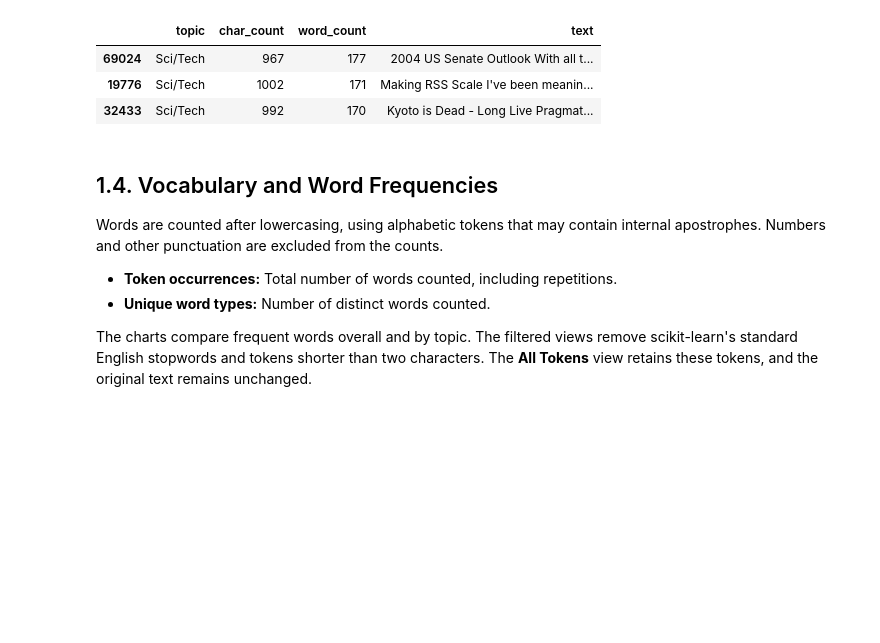
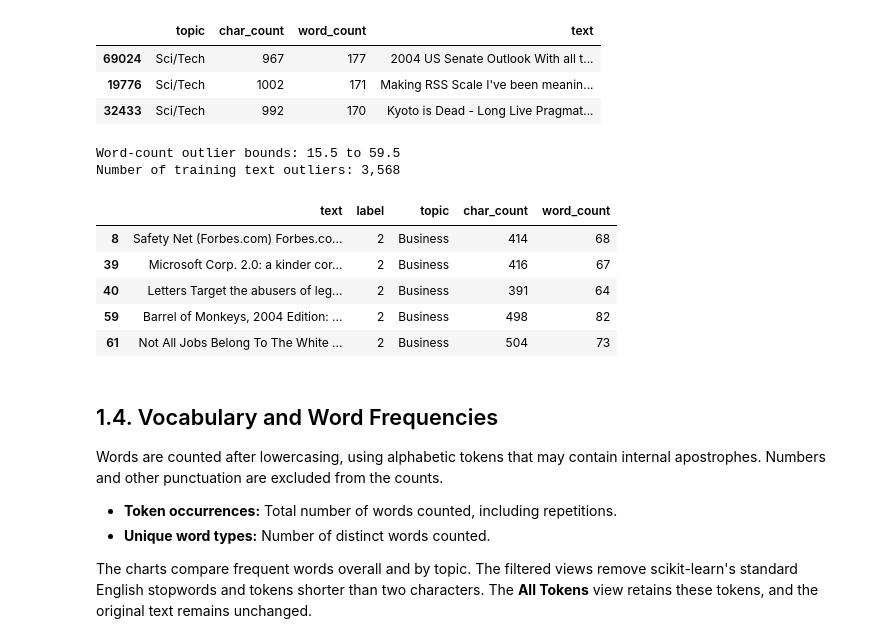
Before and after one commit to fufu3105/machine-learning-assignment, a Jupyter notebook: assignment.ipynb, the cells around one changed output. Cells and saved outputs as stored; diff of their text form; code cells hidden in the pictures; blank space fills up the shorter version.

```diff
--- a/assignment.ipynb
+++ b/assignment.ipynb
@@ -367,6 +370,29 @@ Longest training texts by Whitespace word count:
 | 69024 | Sci/Tech | 967 | 177 | 2004 US Senate Outlook With all t... |
 | 19776 | Sci/Tech | 1002 | 171 | Making RSS Scale I've been meanin... |
 | 32433 | Sci/Tech | 992 | 170 | Kyoto is Dead - Long Live Pragmat... |
+# %%
+# Identify training text outliers by word count.
+q1 = eda_df['word_count'].quantile(0.25)
+q3 = eda_df['word_count'].quantile(0.75)
+iqr = q3 - q1
+upper_bound = q3 + 1.5 * iqr
+lower_bound = q1 - 1.5 * iqr
+
+outliers = eda_df[
+    (eda_df['word_count'] < lower_bound) | (eda_df['word_count'] > upper_bound)
+]
+print(f"Word-count outlier bounds: {lower_bound:g} to {upper_bound:g}")
+print(f"Number of training text outliers: {outliers.shape[0]:,}")
+display(outliers.head())
+# %% [output]
+Word-count outlier bounds: 15.5 to 59.5
+Number of training text outliers: 3,568
+|  | text | label | topic | char_count | word_count |
+| 8 | Safety Net (Forbes.com) Forbes.co... | 2 | Business | 414 | 68 |
+| 39 | Microsoft Corp. 2.0: a kinder cor... | 2 | Business | 416 | 67 |
+| 40 | Letters Target the abusers of leg... | 2 | Business | 391 | 64 |
+| 59 | Barrel of Monkeys, 2004 Edition: ... | 2 | Business | 498 | 82 |
+| 61 | Not All Jobs Belong To The White ... | 2 | Business | 504 | 73 |
 # %% [markdown]
 ## 1.4. Vocabulary and Word Frequencies
 
```
Also changed, not shown: parts of 20 cells of this notebook, 1 other file.
